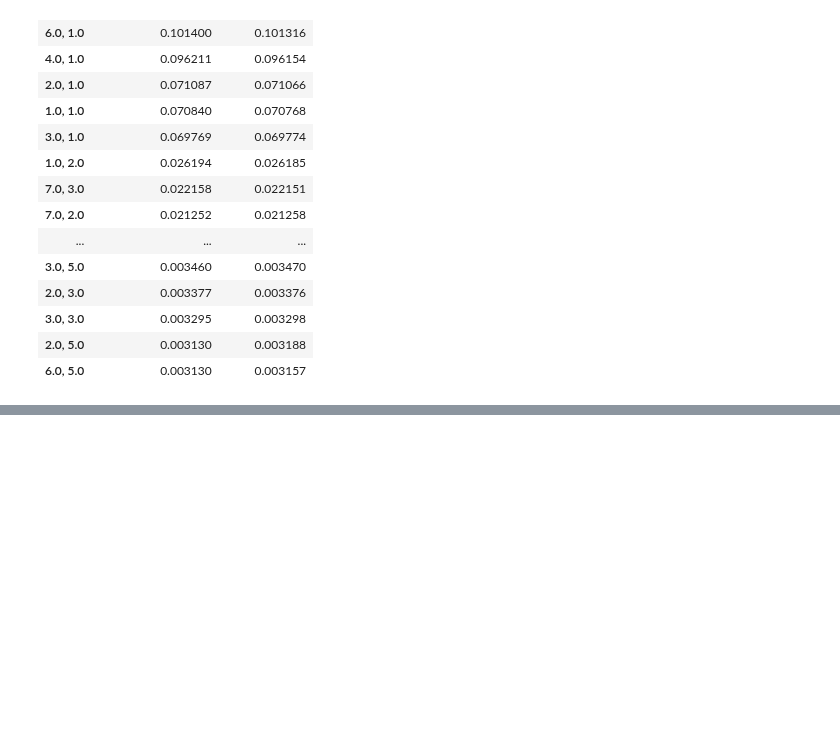
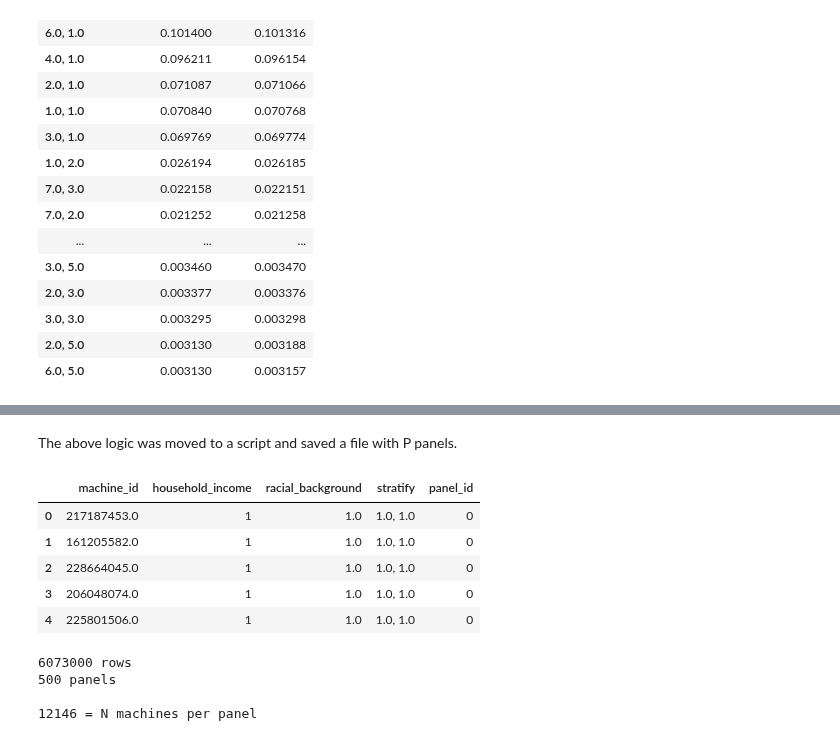
Before and after one commit to aberke/floc-analysis, a Jupyter notebook: notebooks/panel.ipynb, the cells around one changed output, grey strips where cells are left out. Drawn from its saved outputs; the diff is of its cells as text; code cells hidden in the pictures; blank space fills up the shorter version.

Commit message:
commiting newly generated panels file
- note panel size is smaller: 12146 = N machines per panel

```diff
--- a/notebooks/panel.ipynb
+++ b/notebooks/panel.ipynb
@@ -312 +312,23 @@ demo_df_s
 12140 rows × 4 columns
+# %% [markdown]
+The above logic was moved to a script and saved a file with P panels.
+# %%
+panels_df = pd.read_csv('../output/all_panels.csv', index_col=0)
+panels_df.head()
+# %% [output]
+|  | machine_id | household_income | racial_background | stratify | panel_id |
+| 0 | 217187453.0 | 1 | 1.0 | 1.0, 1.0 | 0 |
+| 1 | 161205582.0 | 1 | 1.0 | 1.0, 1.0 | 0 |
+| 2 | 228664045.0 | 1 | 1.0 | 1.0, 1.0 | 0 |
+| 3 | 206048074.0 | 1 | 1.0 | 1.0, 1.0 | 0 |
+| 4 | 225801506.0 | 1 | 1.0 | 1.0, 1.0 | 0 |
+# %%
+print('%s rows' % len(panels_df))
+print('%s panels' % panels_df['panel_id'].nunique())
+N_machines = panels_df.groupby('panel_id')['machine_id'].count()[0]
+print("\n%s = N machines per panel" % N_machines)
+# %% [output]
+6073000 rows
+500 panels
+
+12146 = N machines per panel
```
Also changed, not shown: parts of 2 cells of this notebook, 1 other file.
